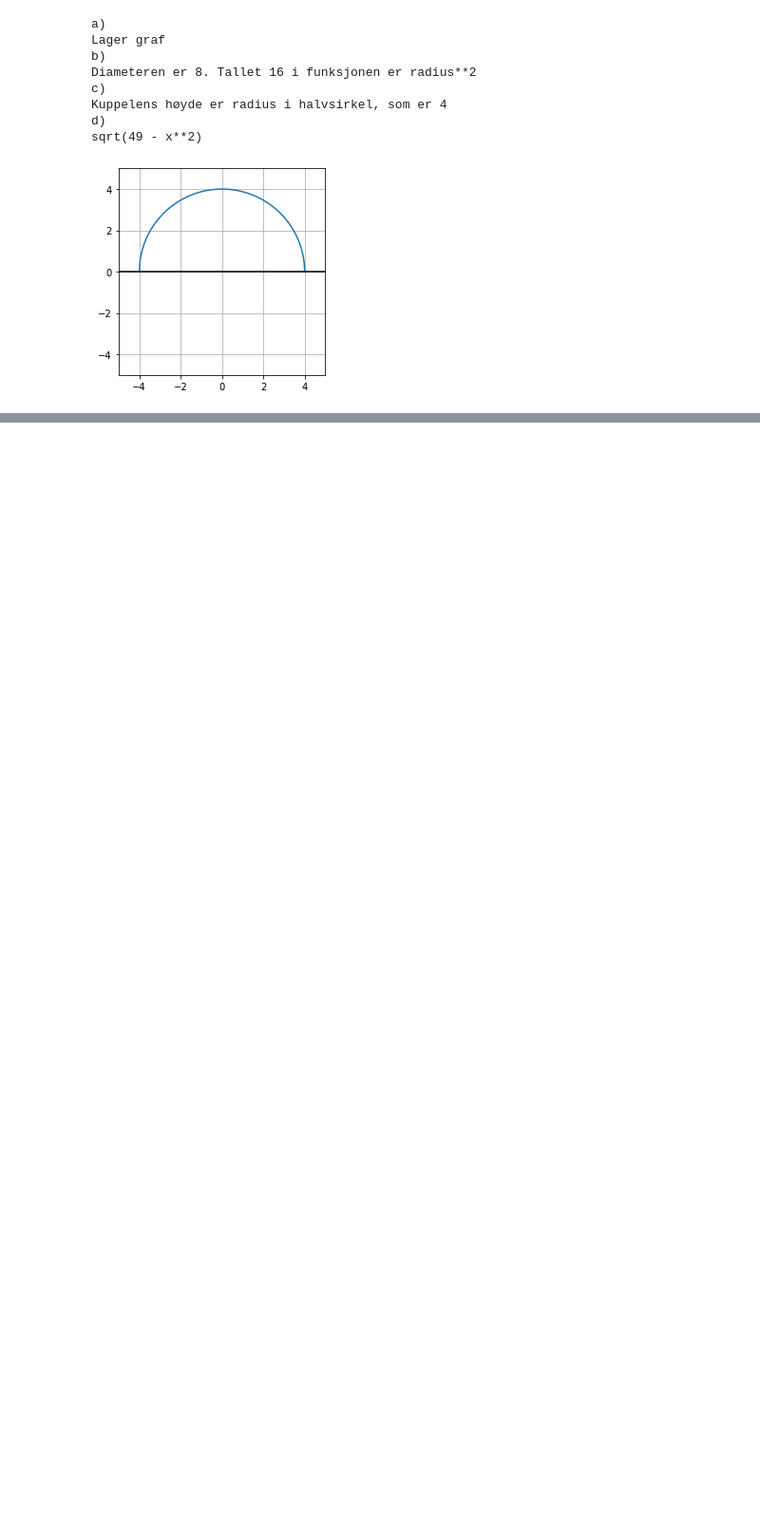
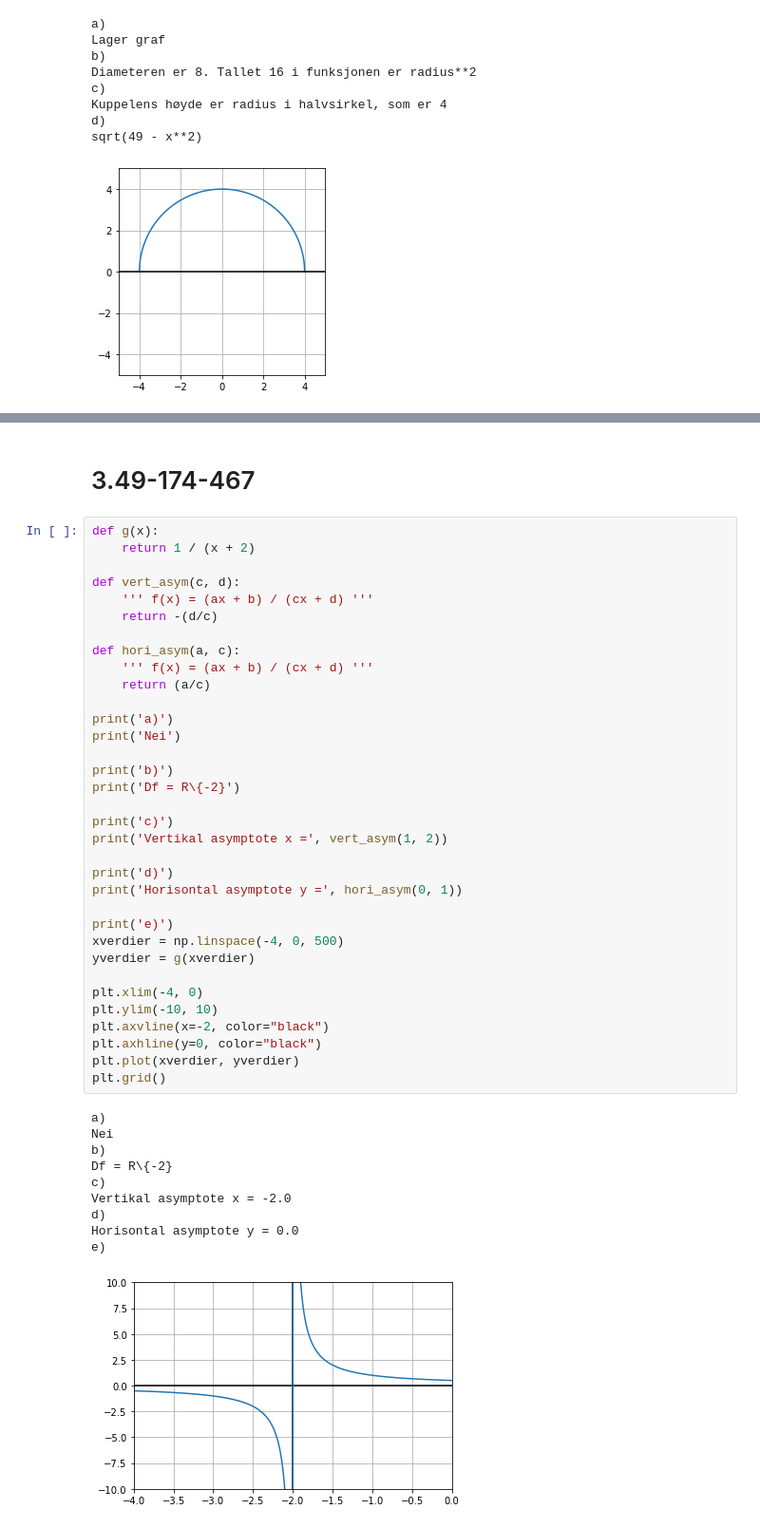
Before and after one commit to bitjungle/1T-Monster, a Jupyter notebook: kapittel-03.ipynb, the cells around one changed output, grey strips where cells are left out. Shown at 95% size. Saved outputs shown, nothing was run; the diff lists cells and outputs as text; blank space fills up the shorter version.

```diff
--- a/kapittel-03.ipynb
+++ b/kapittel-03.ipynb
@@ -1326,0 +1431,47 @@ sqrt(49 - x**2)
+# %% [markdown]
+# 3.49-174-467
+# %%
+def g(x):
+    return 1 / (x + 2)
+
+def vert_asym(c, d):
+    ''' f(x) = (ax + b) / (cx + d) '''
+    return -(d/c)
+
+def hori_asym(a, c):
+    ''' f(x) = (ax + b) / (cx + d) '''
+    return (a/c)
+
+print('a)')
+print('Nei')
+
+print('b)')
+print('Df = R\{-2}')
+
+print('c)')
+print('Vertikal asymptote x =', vert_asym(1, 2))
+
+print('d)')
+print('Horisontal asymptote y =', hori_asym(0, 1))
+
+print('e)')
+xverdier = np.linspace(-4, 0, 500)
+yverdier = g(xverdier)
+
+plt.xlim(-4, 0)
+plt.ylim(-10, 10)
+plt.axvline(x=-2, color="black")
+plt.axhline(y=0, color="black")
+plt.plot(xverdier, yverdier)
+plt.grid()
+# %% [output]
+a)
+Nei
+b)
+Df = R\{-2}
+c)
+Vertikal asymptote x = -2.0
+d)
+Horisontal asymptote y = 0.0
+e)
+[figure, added]
```
Also changed, not shown: parts of 15 cells of this notebook.
